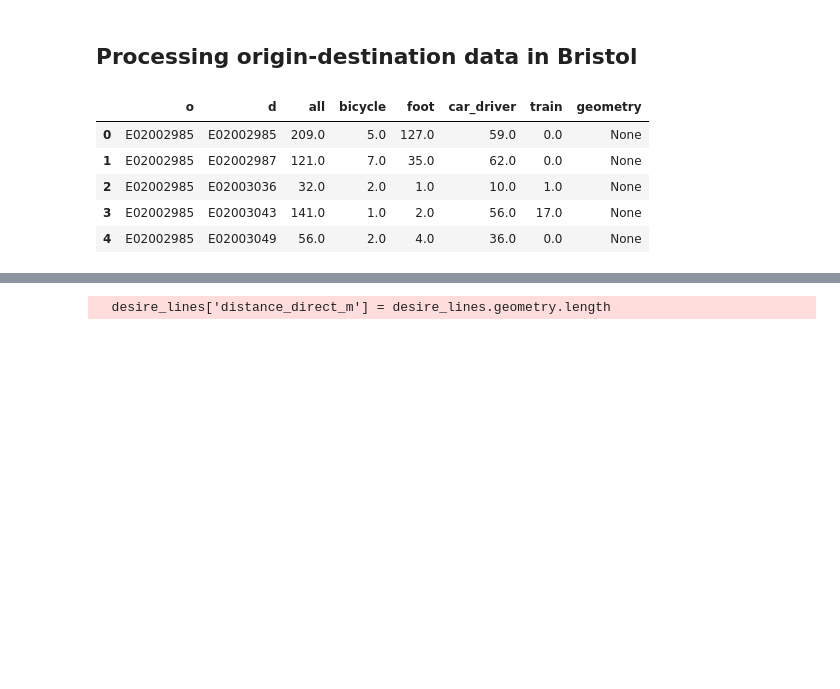
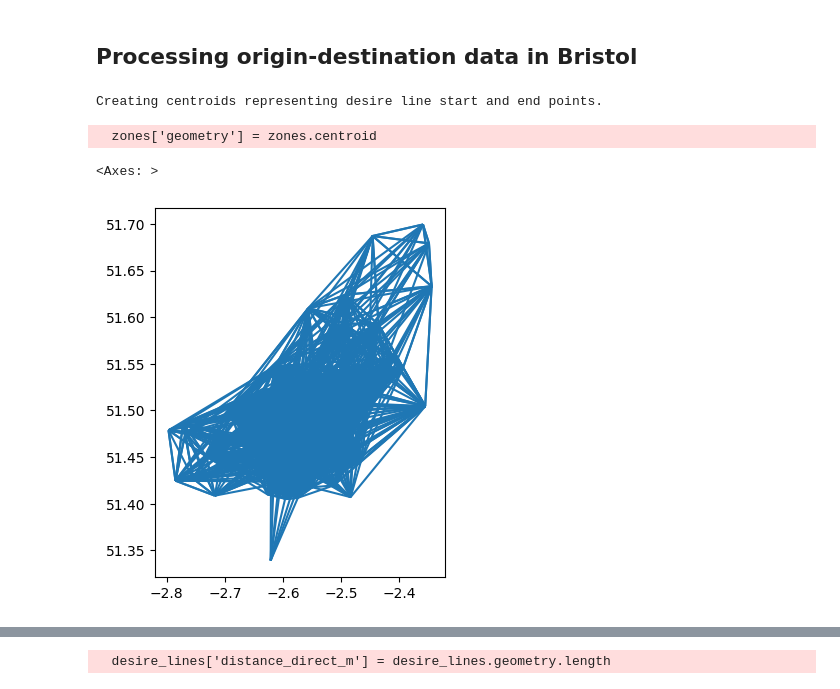
Before and after one commit to alotfipoor/dstp-al, a Jupyter notebook: s2.ipynb, the cells around one changed output, grey strips where cells are left out. Saved outputs shown, nothing was run; the diff lists cells and outputs as text; code cells hidden in the pictures; blank space fills up the shorter version.

```diff
--- a/s2.ipynb
+++ b/s2.ipynb
@@ -242,4 +242,51 @@ desire_lines.plot()
 [figure]
 # %% [markdown]
 ## Processing origin-destination data in Bristol
+# %%
+od_data = gpd.read_file('https://github.com/ropensci/stplanr/releases/download/v1.2.2/bristol_od.geojson')
+
+zones = gpd.read_file('https://github.com/ropensci/stplanr/releases/download/v1.2.2/bristol_zones.geojson')
+
+if zones.crs is None:
+    zones.set_crs(epsg=4326, inplace=True)
+
+# If zones are polygons, compute centroids
+if zones.geom_type.isin(['Polygon', 'MultiPolygon']).any():
+    print("Creating centroids representing desire line start and end points.")
+    zones['geometry'] = zones.centroid
+
+# Create a mapping from 'geo_cod' to 'geometry'
+geo_cod_to_geometry = dict(zip(zones['geo_code'], zones['geometry']))
+
+# Map origin and destination geometries
+od_data['geometry_o'] = od_data['o'].map(geo_cod_to_geometry)
+od_data['geometry_d'] = od_data['d'].map(geo_cod_to_geometry)
+
+# Check for any missing matches
+missing_origins = od_data[od_data['geometry_o'].isnull()]
+missing_destinations = od_data[od_data['geometry_d'].isnull()]
+
+if not missing_origins.empty:
+    print(f"Missing origin geometries for {len(missing_origins)} records")
+if not missing_destinations.empty:
+    print(f"Missing destination geometries for {len(missing_destinations)} records")
+
+# Remove rows with missing geometries
+od_data.dropna(subset=['geometry_o', 'geometry_d'], inplace=True)
+
+# Create LineString geometries for desire lines
+od_data['geometry'] = od_data.apply(
+    lambda row: LineString([row['geometry_o'], row['geometry_d']]), axis=1
+)
+
+# Create a GeoDataFrame for the desire lines
+desire_lines = gpd.GeoDataFrame(od_data, geometry='geometry', crs=zones.crs)
+
+# Plot the desire lines
+desire_lines.plot()
+# %% [output]
+Creating centroids representing desire line start and end points.
+  zones['geometry'] = zones.centroid
+<Axes: >
+[figure, added]
 # %%
@@ -255,15 +297,6 @@ od_inter = od_inter.merge(zones[['geo_code', 'geometry']], left_on='o', right_on
 od_inter.rename(columns={'geometry': 'origin_geometry'}, inplace=True)
 od_inter = od_inter.merge(zones[['geo_code', 'geometry']], left_on='d', right_on='geo_code', how='left')
 od_inter.rename(columns={'geometry': 'destination_geometry'}, inplace=True)
-# %%
-od.head()
-# %% [output]
-|  | o | d | all | bicycle | foot | car_driver | train | geometry |
-| 0 | E02002985 | E02002985 | 209.0 | 5.0 | 127.0 | 59.0 | 0.0 | None |
-| 1 | E02002985 | E02002987 | 121.0 | 7.0 | 35.0 | 62.0 | 0.0 | None |
-| 2 | E02002985 | E02003036 | 32.0 | 2.0 | 1.0 | 10.0 | 1.0 | None |
-| 3 | E02002985 | E02003043 | 141.0 | 1.0 | 2.0 | 56.0 | 17.0 | None |
-| 4 | E02002985 | E02003049 | 56.0 | 2.0 | 4.0 | 36.0 | 0.0 | None |
 # %%
 desire_lines['Active'] = (desire_lines['bicycle'] + desire_lines['foot']) / desire_lines['all'] * 100
 # %%
```
Also changed, not shown: parts of 4 cells of this notebook, 1 other file.
